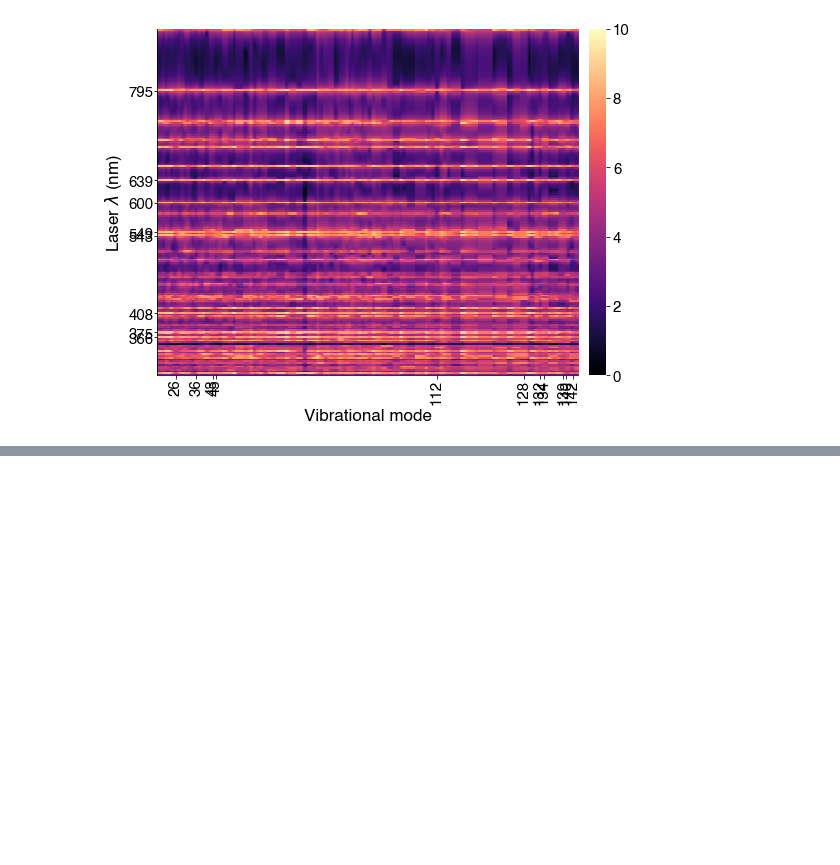
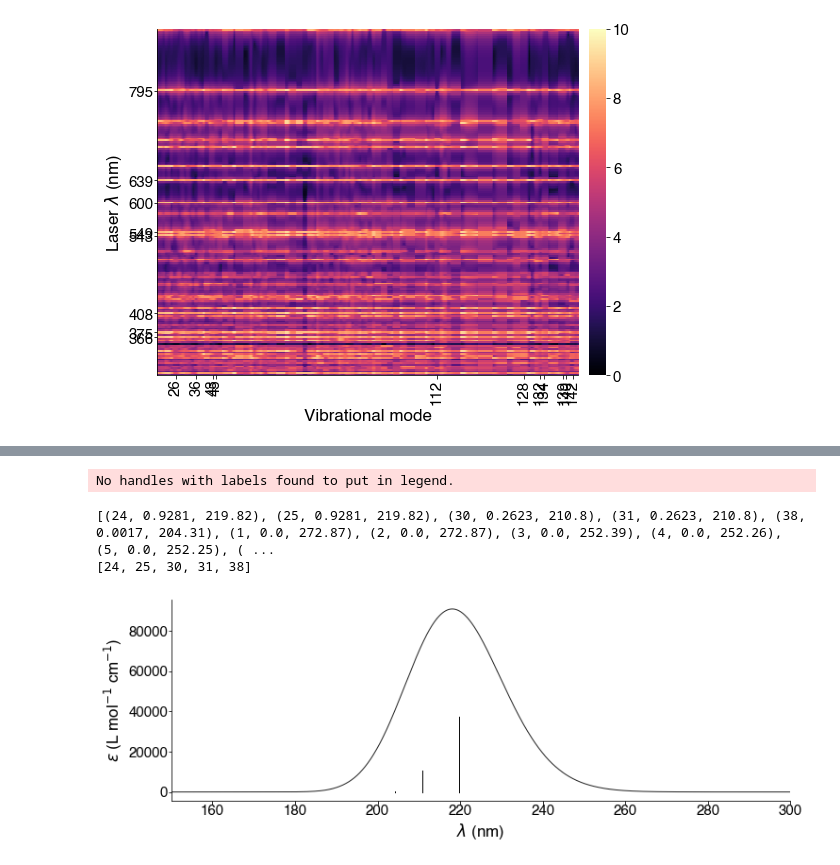
Before and after one commit to oscarigrexas/eomt-oscar, a Jupyter notebook: exploration/plot-spectra.ipynb, the cells around one changed output, grey strips where cells are left out. Cells and saved outputs as stored; diff of their text form; code cells hidden in the pictures; blank space fills up the shorter version.

```diff
--- a/exploration/plot-spectra.ipynb
+++ b/exploration/plot-spectra.ipynb
@@ -449,3 +462,12 @@ No handles with labels found to put in legend.
+# %%
+flow = load_flower('s08')
+f, ax = plot_uv(flow, states_to_plot=5, height=4)
+pu.save_figure(f, '../images/uv-s08-simple.pdf')
+# %% [output]
+No handles with labels found to put in legend.
+[(24, 0.9281, 219.82), (25, 0.9281, 219.82), (30, 0.2623, 210.8), (31, 0.2623, 210.8), (38, 0.0017, 204.31), (1, 0.0, 272.87), (2, 0.0, 272.87), (3, 0.0, 252.39), (4, 0.0, 252.26), (5, 0.0, 252.25), ( ...
+[24, 25, 30, 31, 38]
+[figure, added]
 # %%
 sys = System(name='STX')
 sys.load_uv('/Users/oscar/Dropbox/s3/flowers-and-stx/stx/uv-stx.log')
```
Also changed, not shown: parts of 13 cells of this notebook, 32 other files.
